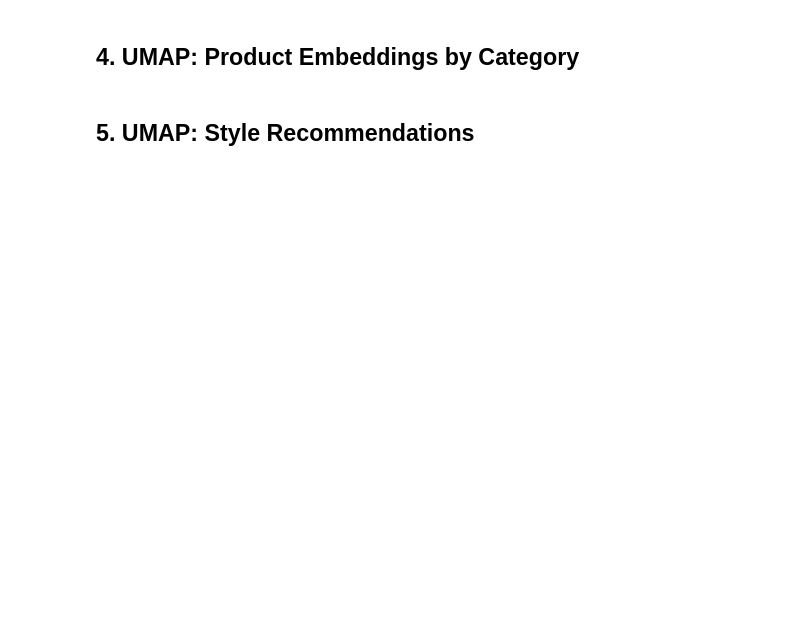
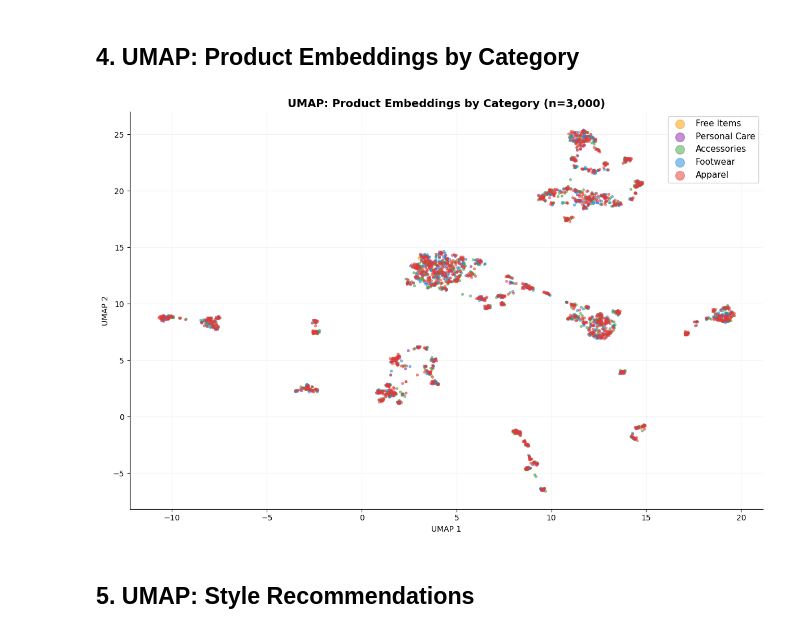
Before and after one commit to elisalopes22/stylefinder, a Jupyter notebook: notebooks/Task2_Visualization.ipynb, the cells around one changed output. Drawn from its saved outputs; the diff is of its cells as text; code cells hidden in the pictures; blank space fills up the shorter version.

```diff
--- a/notebooks/Task2_Visualization.ipynb
+++ b/notebooks/Task2_Visualization.ipynb
@@ -111,32 +221,38 @@ plt.show()
 ## 4. UMAP: Product Embeddings by Category
 # %%
 np.random.seed(42)
-sample_n = 1000
+sample_n = 3000
 sample_idx = np.random.choice(n_product, sample_n, replace=False)
 sample_embs = product_embeddings[sample_idx]
 
-reducer = umap.UMAP(n_neighbors=15, min_dist=0.1, n_components=2, random_state=42)
+reducer = umap.UMAP(n_neighbors=30, min_dist=0.3, n_components=2, random_state=42)
 umap_2d = reducer.fit_transform(sample_embs)
 
 categories = [product_df.iloc[i]['masterCategory'] for i in sample_idx]
 cat_map = {'Apparel': '#E53935', 'Footwear': '#1E88E5', 'Accessories': '#43A047',
-           'Personal Care': '#8E24AA', 'Free Items': '#FB8C00', 'Sporting Goods': '#00897B', 'Home': '#F4511E'}
+           'Personal Care': '#8E24AA', 'Free Items': '#FF9800'}
 
 fig, ax = plt.subplots(figsize=(12, 8))
-for cat, color in cat_map.items():
+
+# Plot smaller categories first, then larger ones on top
+for cat in ['Free Items', 'Personal Care', 'Accessories', 'Footwear', 'Apparel']:
     mask = [c == cat for c in categories]
     if any(mask):
         pts = umap_2d[mask]
-        ax.scatter(pts[:, 0], pts[:, 1], c=color, label=cat, s=15, alpha=0.6)
+        ax.scatter(pts[:, 0], pts[:, 1], c=cat_map[cat], label=cat, s=8, alpha=0.5)
 
-ax.legend(fontsize=10, markerscale=3)
-ax.set_title("UMAP: Product Embeddings by Master Category (n=1000)", fontsize=14, fontweight='bold')
+ax.legend(fontsize=11, markerscale=4, framealpha=0.9)
+ax.set_title("UMAP: Product Embeddings by Category (n=3,000)", fontsize=14, fontweight='bold')
 ax.set_xlabel("UMAP 1")
 ax.set_ylabel("UMAP 2")
-ax.grid(True, alpha=0.2)
+ax.grid(True, alpha=0.15)
+ax.spines['top'].set_visible(False)
+ax.spines['right'].set_visible(False)
 plt.tight_layout()
 plt.savefig("umap_products.png", dpi=150, bbox_inches='tight')
 plt.show()
+# %% [output]
+[figure, added]
 # %% [markdown]
 ## 5. UMAP: Style Recommendations
 # %%
```
Also changed, not shown: parts of 21 cells of this notebook, 1 other file.
